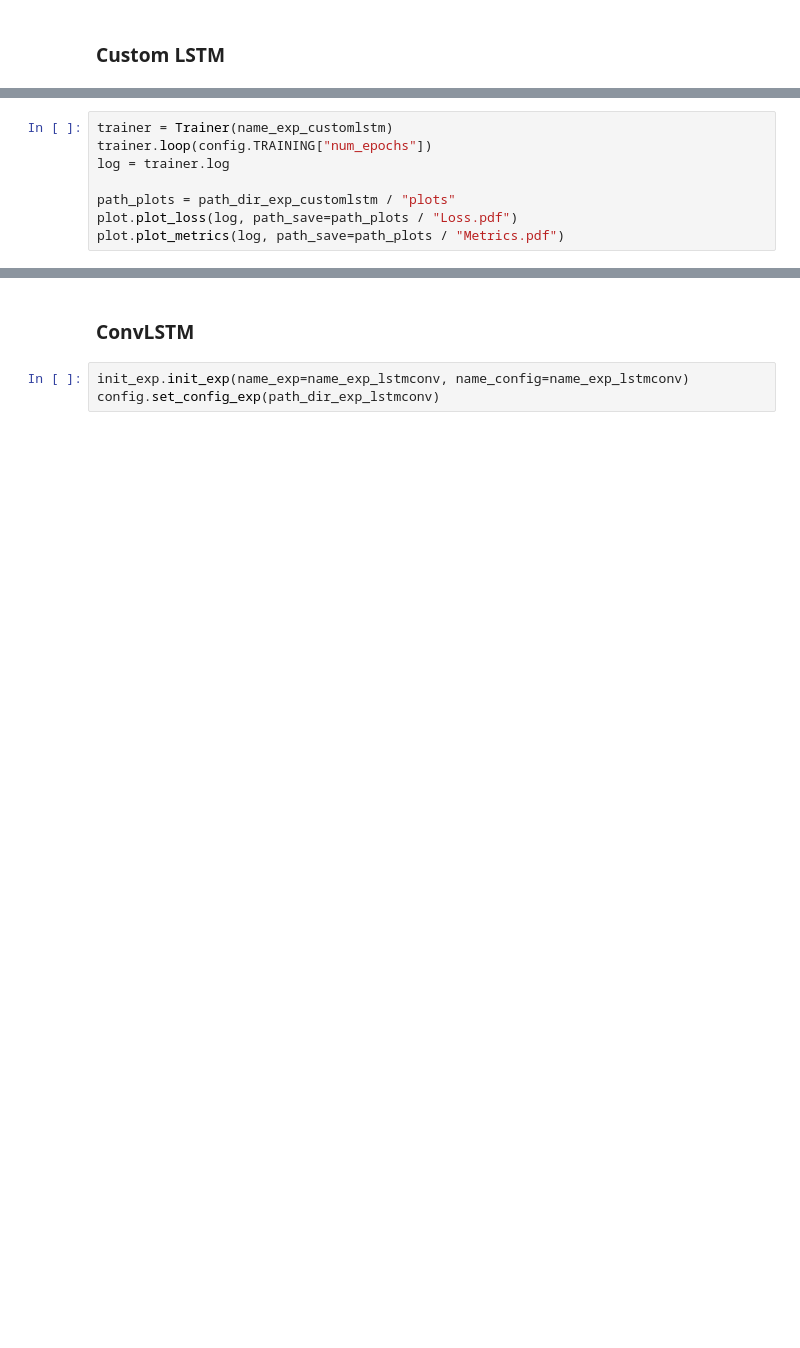
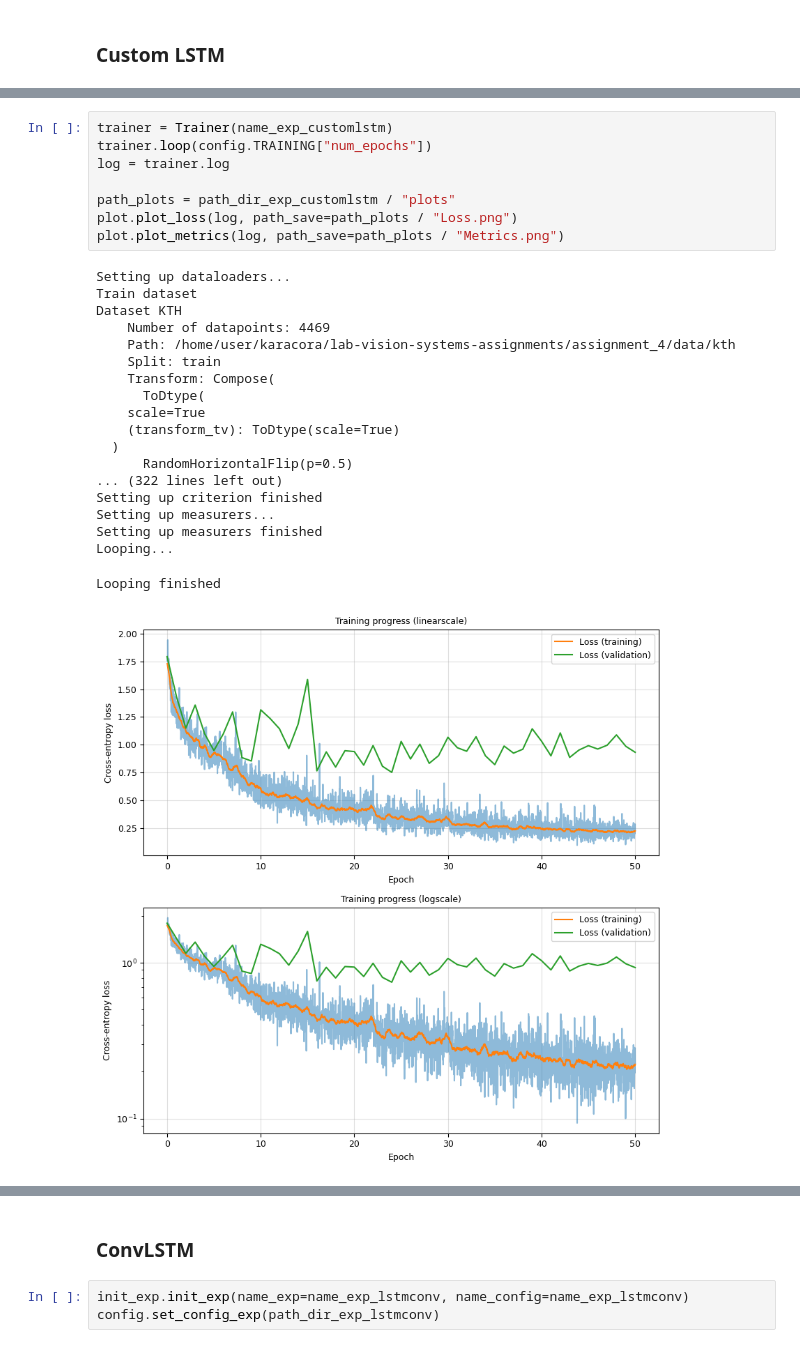
Before and after one commit to bertan-karacora/lab-vision-systems-assignments, a Jupyter notebook: assignment_4/assignment_4_run.ipynb, the cells around one changed output, grey strips where cells are left out. Saved outputs shown, nothing was run; the diff lists cells and outputs as text; blank space fills up the shorter version.

Commit message:
Finish assignment 4

```diff
--- a/assignment_4/assignment_4_run.ipynb
+++ b/assignment_4/assignment_4_run.ipynb
@@ -130,8 +187,28 @@ config.set_config_exp(path_dir_exp_customlstm)
 # %%
 trainer = Trainer(name_exp_customlstm)
 trainer.loop(config.TRAINING["num_epochs"])
 log = trainer.log
 
 path_plots = path_dir_exp_customlstm / "plots"
-plot.plot_loss(log, path_save=path_plots / "Loss.pdf")
-plot.plot_metrics(log, path_save=path_plots / "Metrics.pdf")
+plot.plot_loss(log, path_save=path_plots / "Loss.png")
+plot.plot_metrics(log, path_save=path_plots / "Metrics.png")
+# %% [output]
+Setting up dataloaders...
+Train dataset
+Dataset KTH
+    Number of datapoints: 4469
+    Path: /home/user/karacora/lab-vision-systems-assignments/assignment_4/data/kth
+    Split: train
+    Transform: Compose(
+      ToDtype(
+    scale=True
+    (transform_tv): ToDtype(scale=True)
+  )
+      RandomHorizontalFlip(p=0.5)
+... (322 lines left out)
+Setting up criterion finished
+Setting up measurers...
+Setting up measurers finished
+Looping...
+Looping finished
+[figure, added]
```
Also changed, not shown: parts of 23 cells of this notebook, 58 other files.
